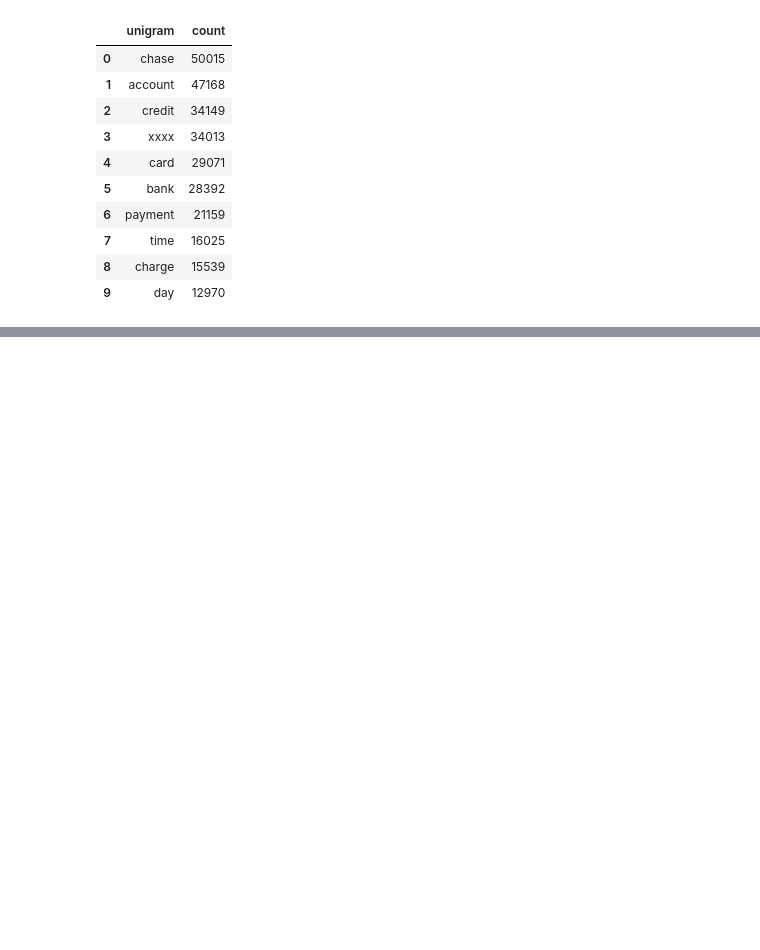
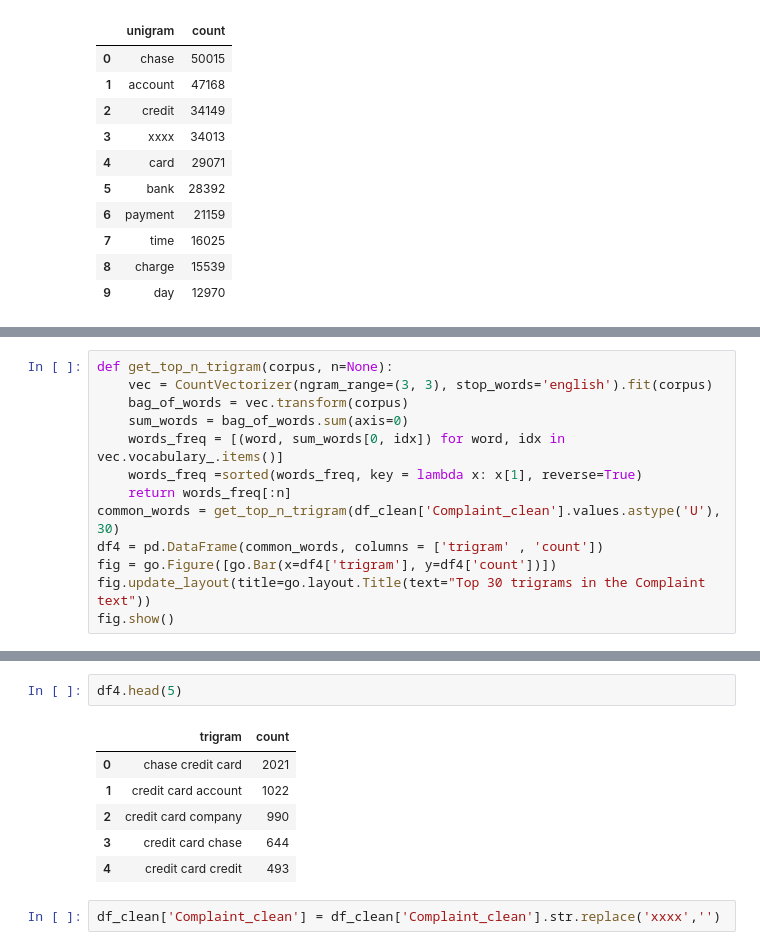
Before and after one commit to chaturvediajay/NLP, a Jupyter notebook: Automatic_Ticket_Classification.ipynb, the cells around one changed output, grey strips where cells are left out. Saved outputs shown, nothing was run; the diff lists cells and outputs as text; blank space fills up the shorter version.

```diff
--- a/Automatic_Ticket_Classification.ipynb
+++ b/Automatic_Ticket_Classification.ipynb
@@ -372,0 +384,13 @@ fig.show()
+# %%
+def get_top_n_trigram(corpus, n=None):
+    vec = CountVectorizer(ngram_range=(3, 3), stop_words='english').fit(corpus)
+    bag_of_words = vec.transform(corpus)
+    sum_words = bag_of_words.sum(axis=0)
+    words_freq = [(word, sum_words[0, idx]) for word, idx in vec.vocabulary_.items()]
+    words_freq =sorted(words_freq, key = lambda x: x[1], reverse=True)
+    return words_freq[:n]
+common_words = get_top_n_trigram(df_clean['Complaint_clean'].values.astype('U'), 30)
+df4 = pd.DataFrame(common_words, columns = ['trigram' , 'count'])
+fig = go.Figure([go.Bar(x=df4['trigram'], y=df4['count'])])
+fig.update_layout(title=go.layout.Title(text="Top 30 trigrams in the Complaint text"))
+fig.show()
@@ -372,0 +399,11 @@ fig.show()
+# %%
+df4.head(5)
+# %% [output]
+|  | trigram | count |
+| 0 | chase credit card | 2021 |
+| 1 | credit card account | 1022 |
+| 2 | credit card company | 990 |
+| 3 | credit card chase | 644 |
+| 4 | credit card credit | 493 |
+# %%
+df_clean['Complaint_clean'] = df_clean['Complaint_clean'].str.replace('xxxx','')
```
Also changed, not shown: parts of 9 cells of this notebook.
